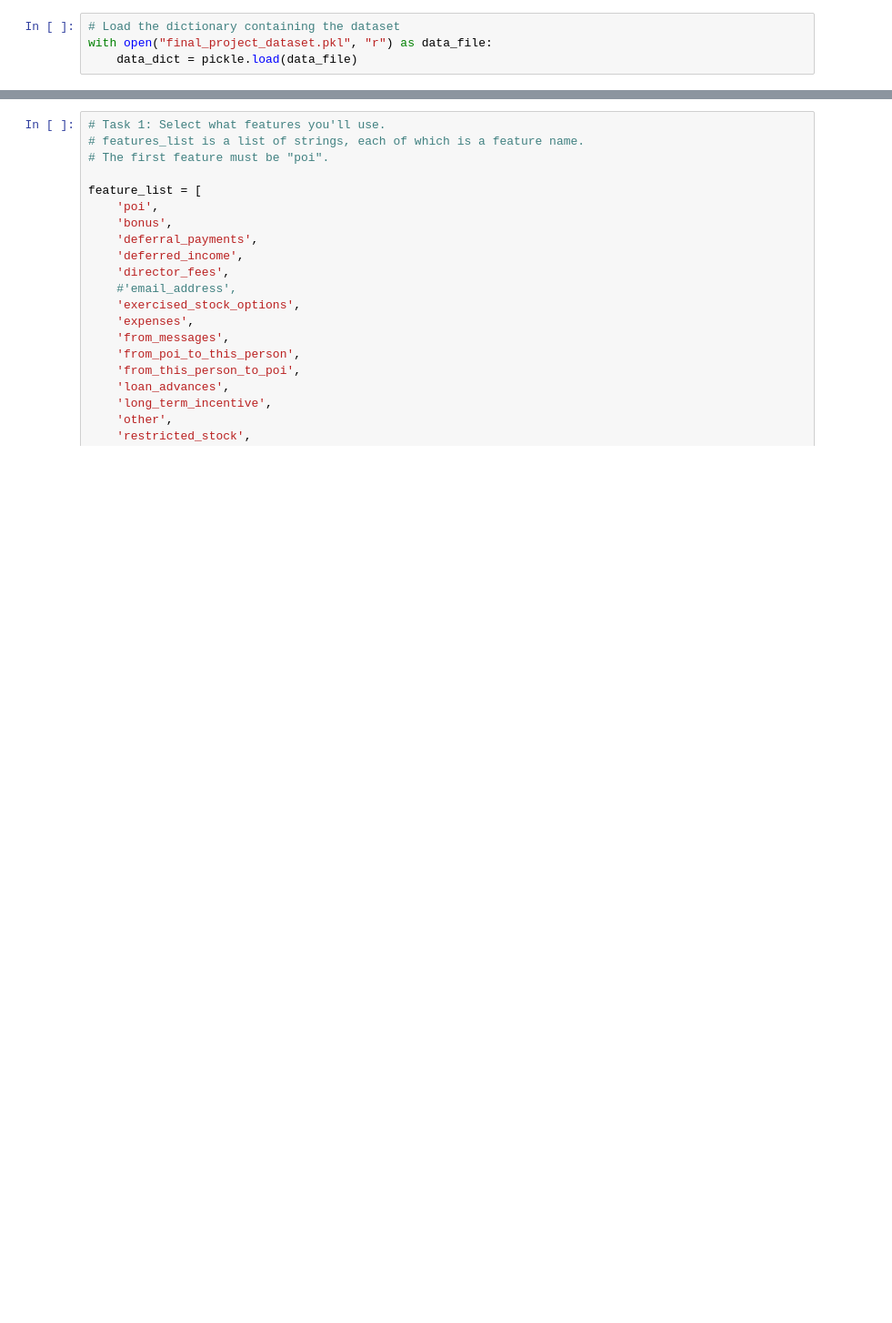
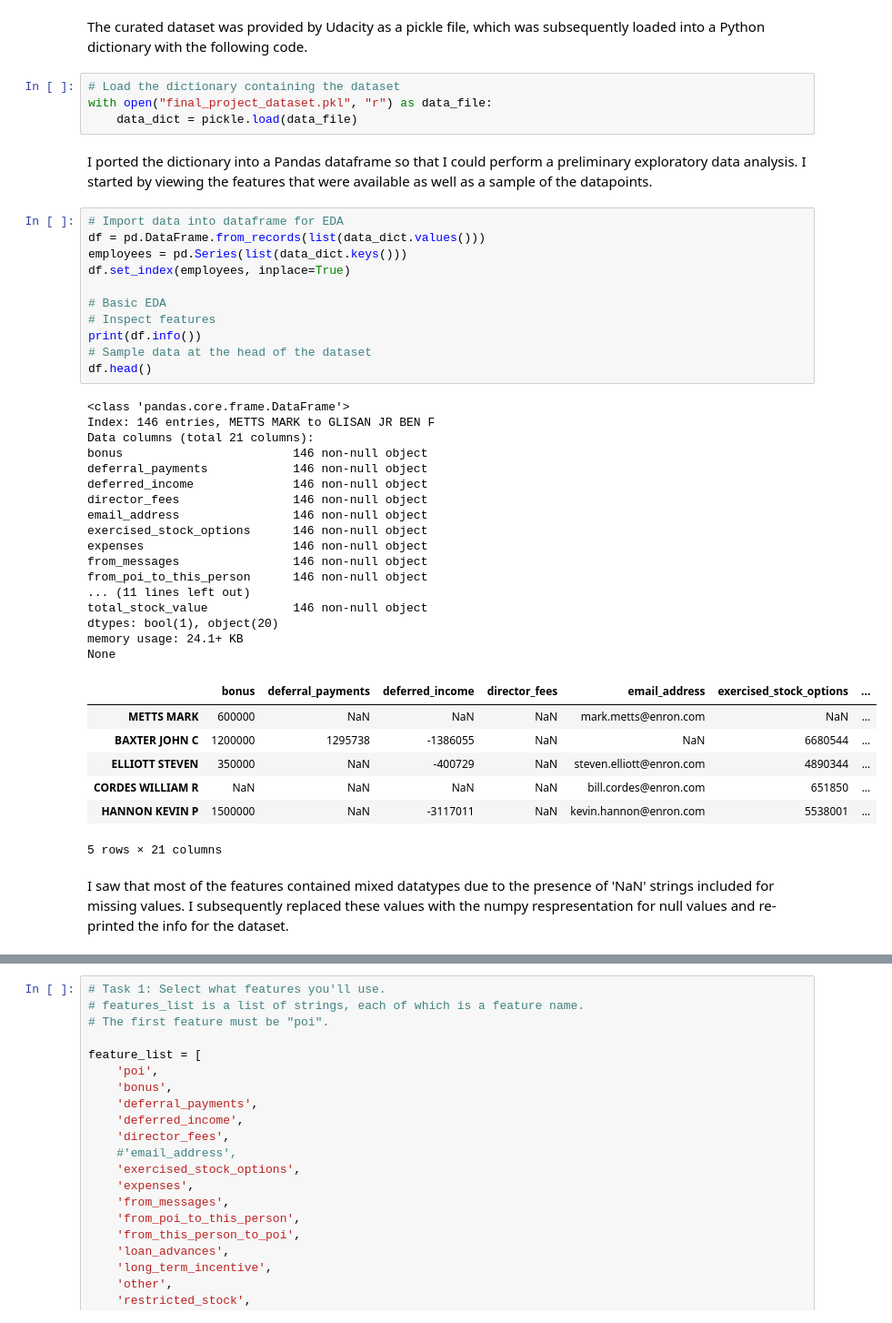
Before and after one commit to joshtice/Udacity_Intro_ML_Project, a Jupyter notebook: Machine Learning Project.ipynb, the cells around one changed output, grey strips where cells are left out. Shown: that part at 91% size. Drawn from its saved outputs; the diff is of its cells as text; blank space fills up the shorter version.

```diff
--- a/Machine Learning Project.ipynb
+++ b/Machine Learning Project.ipynb
@@ -37,7 +50,49 @@ from sklearn.svm import SVC
 
 # Imbalanced-Learn imports
 from imblearn.over_sampling import ADASYN
+# %% [markdown]
+The curated dataset was provided by Udacity as a pickle file, which was subsequently loaded into a Python dictionary with the following code.
 # %%
 # Load the dictionary containing the dataset
 with open("final_project_dataset.pkl", "r") as data_file:
     data_dict = pickle.load(data_file)
+# %% [markdown]
+I ported the dictionary into a Pandas dataframe so that I could perform a preliminary exploratory data analysis. I started by viewing the features that were available as well as a sample of the datapoints.
+# %%
+# Import data into dataframe for EDA
+df = pd.DataFrame.from_records(list(data_dict.values()))
+employees = pd.Series(list(data_dict.keys()))
+df.set_index(employees, inplace=True)
+
+# Basic EDA
+# Inspect features
+print(df.info())
+# Sample data at the head of the dataset
+df.head()
+# %% [output]
+<class 'pandas.core.frame.DataFrame'>
+Index: 146 entries, METTS MARK to GLISAN JR BEN F
+Data columns (total 21 columns):
+bonus                        146 non-null object
+deferral_payments            146 non-null object
+deferred_income              146 non-null object
+director_fees                146 non-null object
+email_address                146 non-null object
+exercised_stock_options      146 non-null object
+expenses                     146 non-null object
+from_messages                146 non-null object
+from_poi_to_this_person      146 non-null object
+... (11 lines left out)
+total_stock_value            146 non-null object
+dtypes: bool(1), object(20)
+memory usage: 24.1+ KB
+None
+|  | bonus | deferral_payments | deferred_income | director_fees | email_address | exercised_stock_options | ... |
+| METTS MARK | 600000 | NaN | NaN | NaN | mark.metts@enron.com | NaN | ... |
+| BAXTER JOHN C | 1200000 | 1295738 | -1386055 | NaN | NaN | 6680544 | ... |
+| ELLIOTT STEVEN | 350000 | NaN | -400729 | NaN | steven.elliott@enron.com | 4890344 | ... |
+| CORDES WILLIAM R | NaN | NaN | NaN | NaN | bill.cordes@enron.com | 651850 | ... |
+| HANNON KEVIN P | 1500000 | NaN | -3117011 | NaN | kevin.hannon@enron.com | 5538001 | ... |
+5 rows × 21 columns
+# %% [markdown]
+I saw that most of the features contained mixed datatypes due to the presence of 'NaN' strings included for missing values. I subsequently replaced these values with the numpy respresentation for null values and re-printed the info for the dataset.
```
Also changed, not shown: parts of 59 cells of this notebook.
